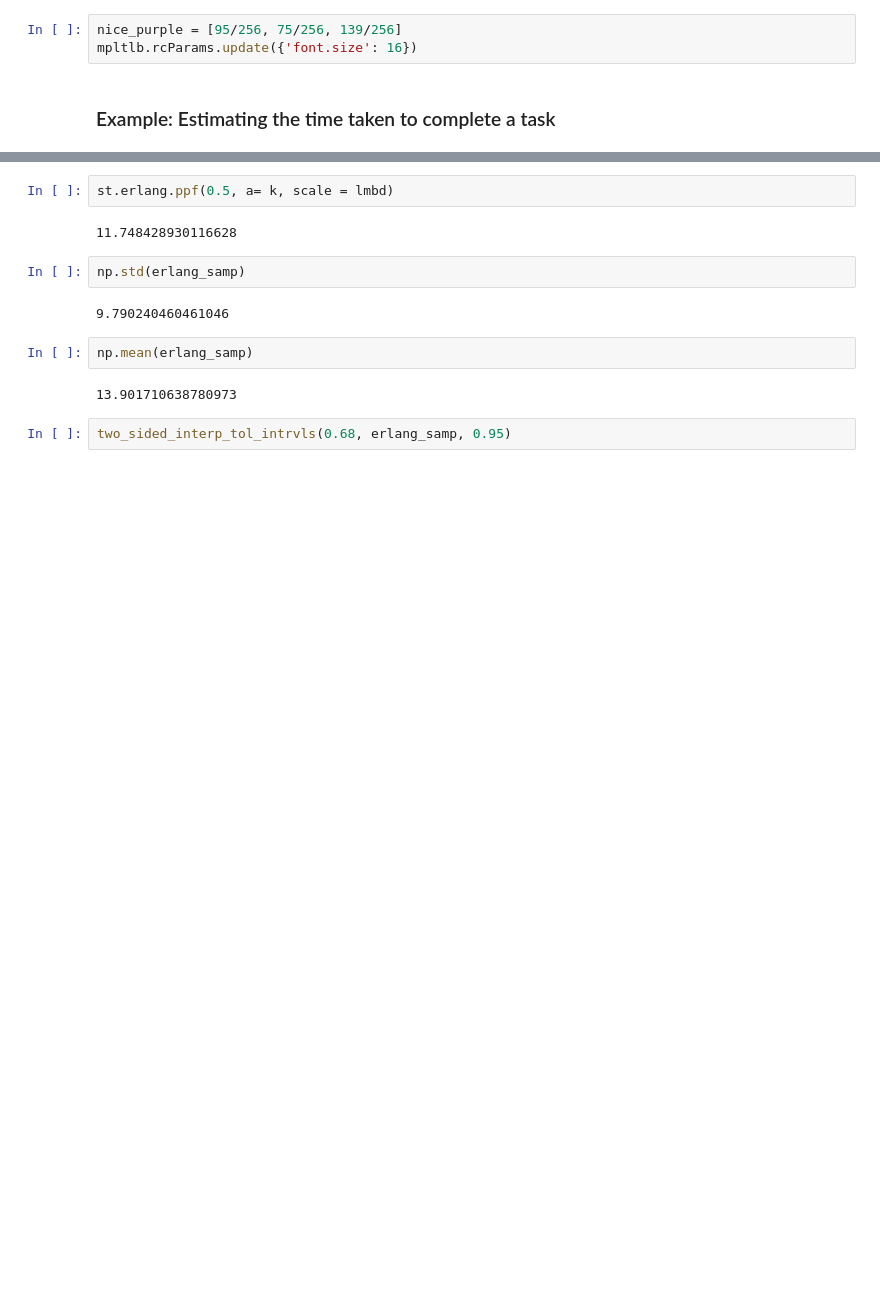
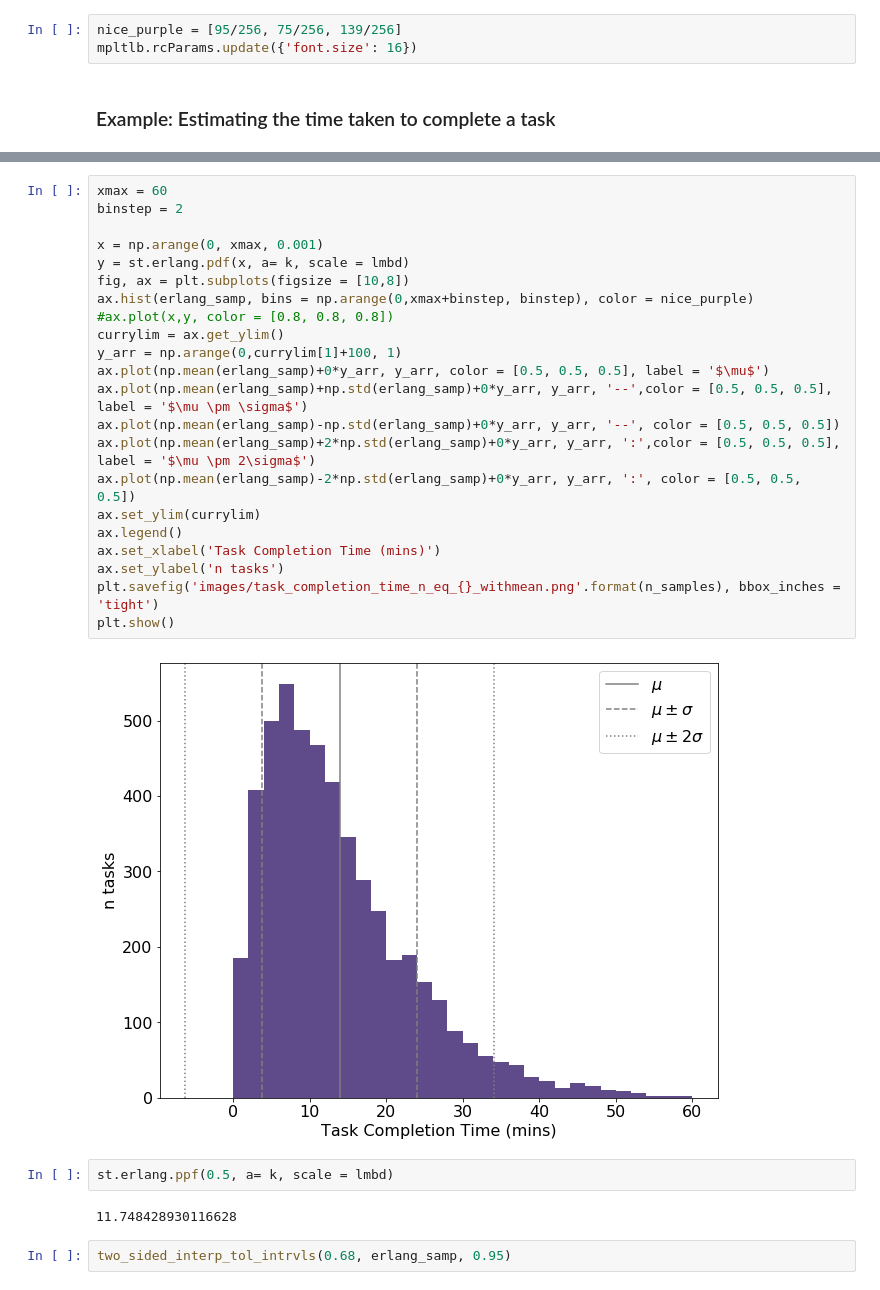
Before and after one commit to Yoyodyne-Data-Science/distribution-free-intervals, a Jupyter notebook: distribution free intervals.ipynb, the cells around one changed output, grey strips where cells are left out. Drawn from its saved outputs; the diff is of its cells as text; blank space fills up the shorter version.

Commit message:
added mean and sigma to task completion distribution

```diff
--- a/distribution free intervals.ipynb
+++ b/distribution free intervals.ipynb
@@ -40,15 +52,31 @@ plt.show()
+# %%
+xmax = 60
+binstep = 2
+
+x = np.arange(0, xmax, 0.001)
+y = st.erlang.pdf(x, a= k, scale = lmbd)
+fig, ax = plt.subplots(figsize = [10,8])
+ax.hist(erlang_samp, bins = np.arange(0,xmax+binstep, binstep), color = nice_purple)
+#ax.plot(x,y, color = [0.8, 0.8, 0.8])
+currylim = ax.get_ylim()
+y_arr = np.arange(0,currylim[1]+100, 1)
+ax.plot(np.mean(erlang_samp)+0*y_arr, y_arr, color = [0.5, 0.5, 0.5], label = '$\mu$')
+ax.plot(np.mean(erlang_samp)+np.std(erlang_samp)+0*y_arr, y_arr, '--',color = [0.5, 0.5, 0.5], label = '$\mu \pm \sigma$')
+ax.plot(np.mean(erlang_samp)-np.std(erlang_samp)+0*y_arr, y_arr, '--', color = [0.5, 0.5, 0.5])
+ax.plot(np.mean(erlang_samp)+2*np.std(erlang_samp)+0*y_arr, y_arr, ':',color = [0.5, 0.5, 0.5], label = '$\mu \pm 2\sigma$')
+ax.plot(np.mean(erlang_samp)-2*np.std(erlang_samp)+0*y_arr, y_arr, ':', color = [0.5, 0.5, 0.5])
+ax.set_ylim(currylim)
+ax.legend()
+ax.set_xlabel('Task Completion Time (mins)')
+ax.set_ylabel('n tasks')
+plt.savefig('images/task_completion_time_n_eq_{}_withmean.png'.format(n_samples), bbox_inches = 'tight')
+plt.show()
+# %% [output]
+[figure, added]
 # %%
 st.erlang.ppf(0.5, a= k, scale = lmbd)
 # %% [output]
 11.748428930116628
-# %%
-np.std(erlang_samp)
-# %% [output]
-9.790240460461046
-# %%
-np.mean(erlang_samp)
-# %% [output]
-13.901710638780973
 # %%
 two_sided_interp_tol_intrvls(0.68, erlang_samp, 0.95)
 # %% [output]
```
Also changed, not shown: parts of 5 cells of this notebook, 2 other files.
